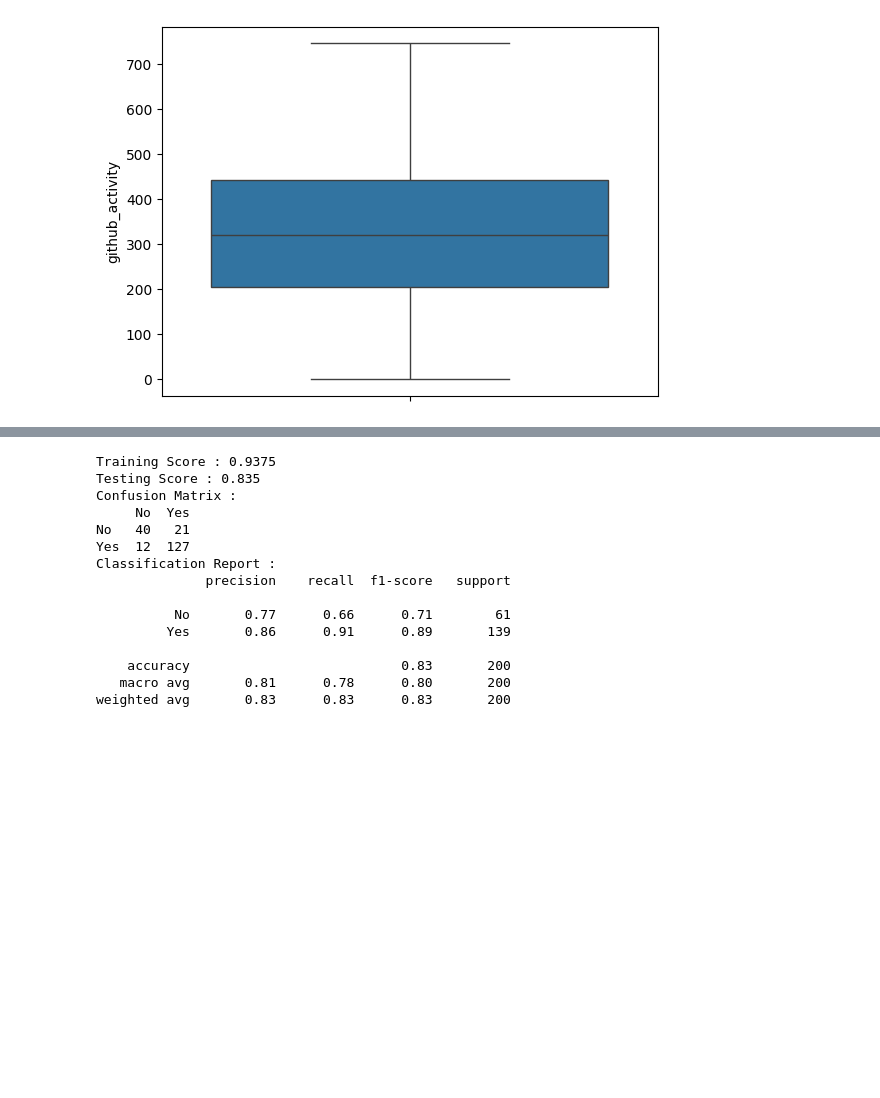
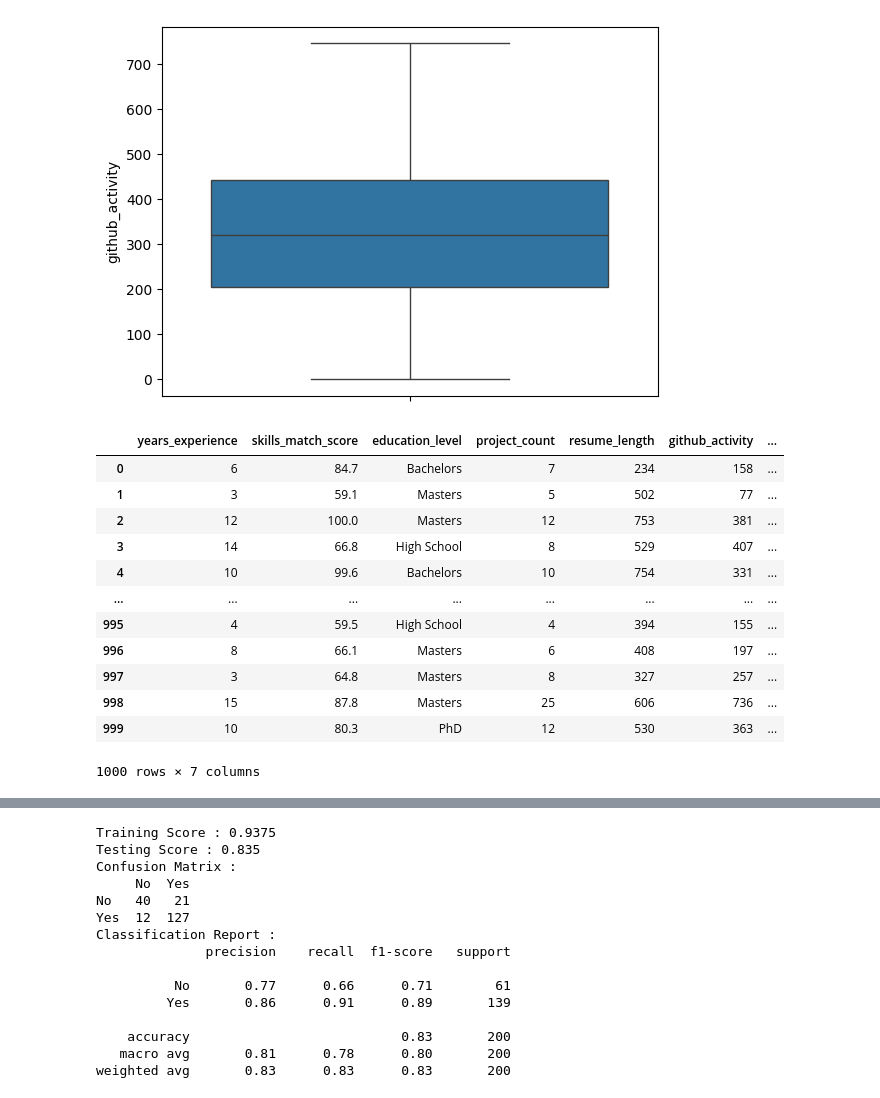
Before and after one commit to Abhang1210/ML_Project, a Jupyter notebook: main.ipynb, the cells around one changed output, grey strips where cells are left out. Drawn from its saved outputs; the diff is of its cells as text; code cells hidden in the pictures; blank space fills up the shorter version.

```diff
--- a/main.ipynb
+++ b/main.ipynb
@@ -118,0 +109,16 @@ df = replace_outliers(num_cols)
+# %%
+df
+# %% [output]
+|  | years_experience | skills_match_score | education_level | project_count | resume_length | github_activity | ... |
+| 0 | 6 | 84.7 | Bachelors | 7 | 234 | 158 | ... |
+| 1 | 3 | 59.1 | Masters | 5 | 502 | 77 | ... |
+| 2 | 12 | 100.0 | Masters | 12 | 753 | 381 | ... |
+| 3 | 14 | 66.8 | High School | 8 | 529 | 407 | ... |
+| 4 | 10 | 99.6 | Bachelors | 10 | 754 | 331 | ... |
+| ... | ... | ... | ... | ... | ... | ... | ... |
+| 995 | 4 | 59.5 | High School | 4 | 394 | 155 | ... |
+| 996 | 8 | 66.1 | Masters | 6 | 408 | 197 | ... |
+| 997 | 3 | 64.8 | Masters | 8 | 327 | 257 | ... |
+| 998 | 15 | 87.8 | Masters | 25 | 606 | 736 | ... |
+| 999 | 10 | 80.3 | PhD | 12 | 530 | 363 | ... |
+1000 rows × 7 columns
```
Also changed, not shown: parts of 13 cells of this notebook, 2 other files.
